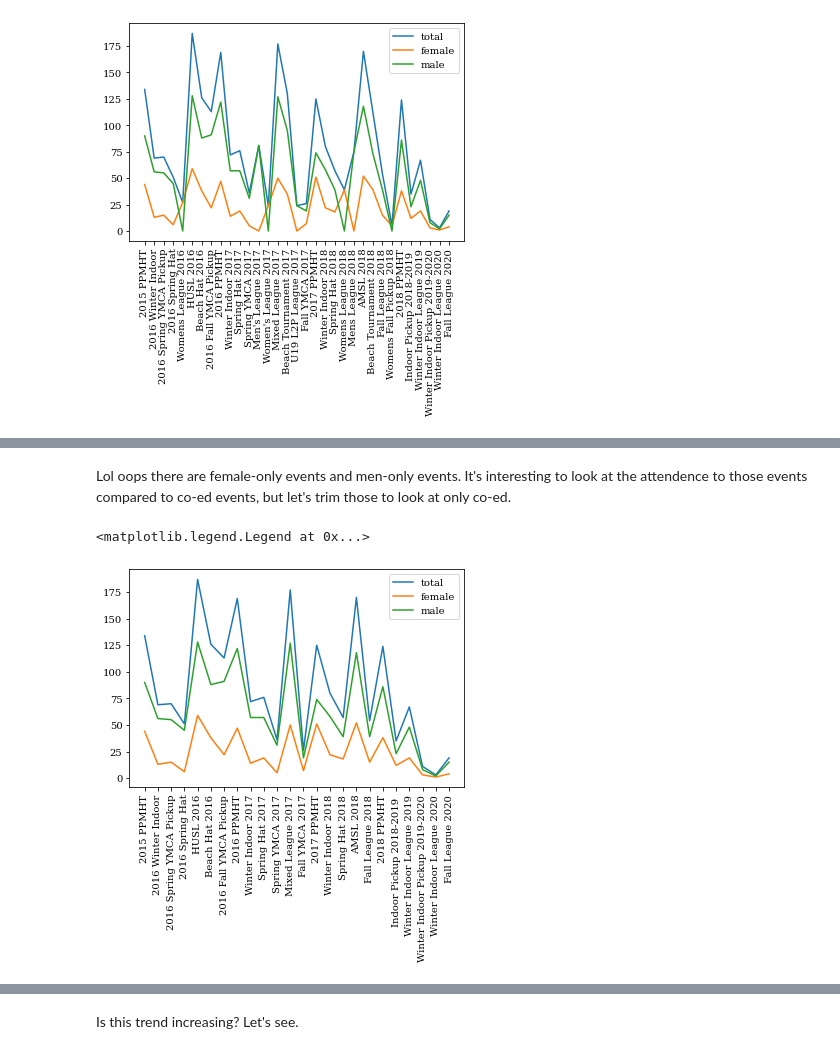
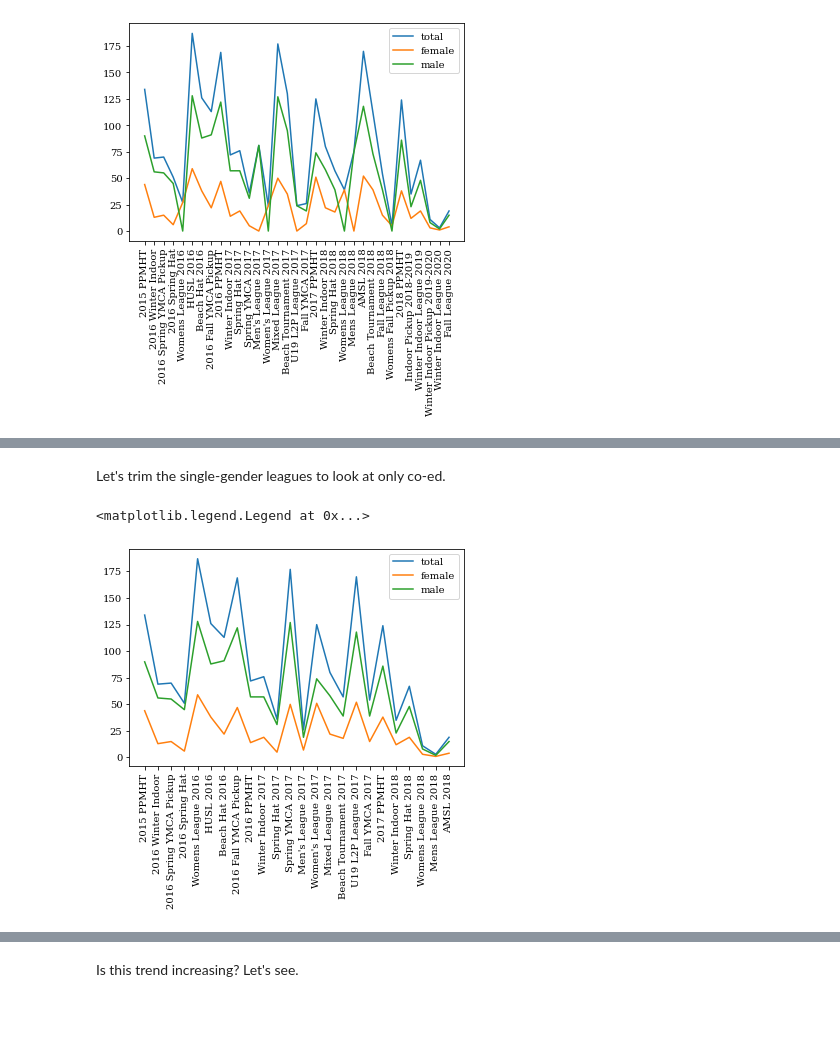
Before and after one commit to jammcc/liultimate-stuff, a Jupyter notebook: player-registration-analysis/LIU Attendance over time.ipynb, the cells around one changed output, grey strips where cells are left out. Drawn from its saved outputs; the diff is of its cells as text; code cells hidden in the pictures; blank space fills up the shorter version.

```diff
--- a/player-registration-analysis/LIU Attendance over time.ipynb
+++ b/player-registration-analysis/LIU Attendance over time.ipynb
@@ -53,7 +53,7 @@ df[event_columns].head()
 | 4 | False | False | False | False | False | False | ... |
 5 rows × 33 columns
 # %%
-def plot_by_event(arr, label=None, fig_ax=None):
+def plot_by_event(arr, event_columnds, label=None, fig_ax=None):
     if fig_ax:
         fig, ax = fig_ax
     else:
@@ -89,2 +85,2 @@ fig, ax = plot_by_event(female_attendance / attendance, label="% female")
 # %% [markdown]
-Lol oops there are female-only events and men-only events. It's interesting to look at the attendence to those events compared to co-ed events, but let's trim those to look at only co-ed.
+Let's trim the single-gender leagues to look at only co-ed.
@@ -108,13 +92,13 @@ coed_events.remove("U19 L2P League 2017")
 # %%
 attendance = df[coed_events].sum(axis=0)
 female_attendance = df[df["Gender"] == "female"][coed_events].sum(axis=0)
 male_attendance = df[df["Gender"] == "male"][coed_events].sum(axis=0)
 
-fig, ax = plot_by_coed_event(attendance, label="total")
-fig, ax = plot_by_coed_event(female_attendance, label="female", fig_ax = (fig, ax))
-fig, ax = plot_by_coed_event(male_attendance, label="male", fig_ax = (fig, ax))
+fig, ax = plot_by_event(attendance, coed_events, label="total")
+fig, ax = plot_by_event(female_attendance, coed_events, label="female", fig_ax = (fig, ax))
+fig, ax = plot_by_event(male_attendance, coed_events, label="male", fig_ax = (fig, ax))
 ax.legend()
 # %% [output]
 <matplotlib.legend.Legend at 0x...>
-[figure, old version]
+[figure, new version]
 # %%
```
Also changed, not shown: parts of 7 cells of this notebook.
